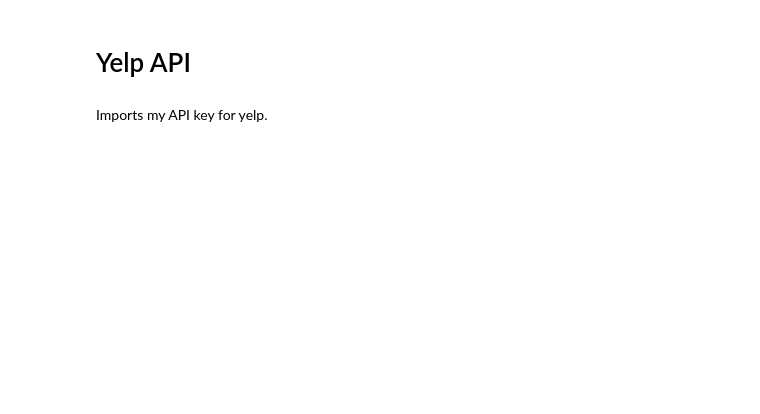
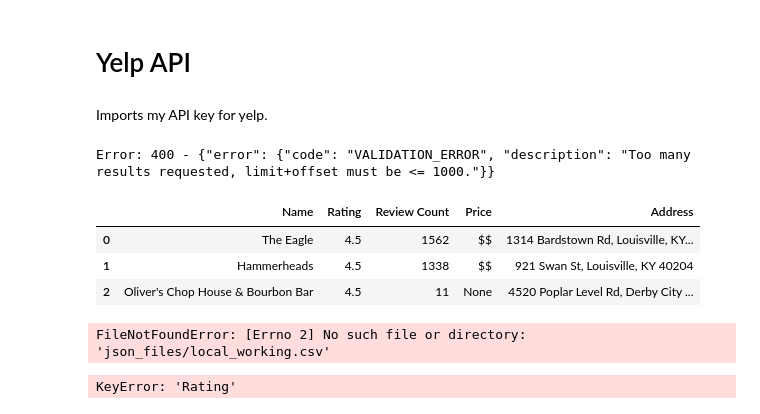
Before and after one commit to dmorton714/-restaurant_inspection_scores, a Jupyter notebook: clean_code/final.ipynb, the cells around one changed output. Drawn from its saved outputs; the diff is of its cells as text; code cells hidden in the pictures; blank space fills up the shorter version.

```diff
--- a/clean_code/final.ipynb
+++ b/clean_code/final.ipynb
@@ -85,7 +123,7 @@ headers = {
 params = {
     "term": "restaurants",
     "location": "Louisville, KY",
-    "limit": 50  # Set the desired limit per request (maximum is 50)
+    "limit": 40  # Set the desired limit per request (maximum is 50)
 }
 
 restaurant_data = []  # List to store the extracted data
@@ -103,31 +141,37 @@ while offset < total_results:
         print(f"Error: {response.status_code} - {response.text}")
         break
 
     data = response.json()
 
     if offset == 0:
         total_results = data["total"]
 
     businesses = data["businesses"]
 
     for business in businesses:
         name = business.get("name")
         rating = business.get("rating")
         review_count = business.get("review_count")
         price = business.get("price")
         address = ", ".join(business.get("location", {}).get("display_address", []))
         restaurant_data.append({
             "Name": name,
             "Rating": rating,
             "Review Count": review_count,
             "Price": price,
             "Address": address
         })
     offset += results_per_request
     time.sleep(2)
 
 # Create a DataFrame from the extracted data
 df2 = pd.DataFrame(restaurant_data)
 
 # Print the DataFrame
-df2.head()
+df2.head(3)
+# %% [output]
+Error: 400 - {"error": {"code": "VALIDATION_ERROR", "description": "Too many results requested, limit+offset must be <= 1000."}}
+|  | Name | Rating | Review Count | Price | Address |
+| 0 | The Eagle | 4.5 | 1562 | $$ | 1314 Bardstown Rd, Louisville, KY... |
+| 1 | Hammerheads | 4.5 | 1338 | $$ | 921 Swan St, Louisville, KY 40204 |
+| 2 | Oliver's Chop House & Bourbon Bar | 4.5 | 11 | None | 4520 Poplar Level Rd, Derby City ... |
@@ -133,0 +181,5 @@ df2.head()
+# %%
+df = pd.read_csv('json_files/local_working.csv')
+df2 = pd.read_csv('json_files/yelp.csv')
+# %% [output]
+FileNotFoundError: [Errno 2] No such file or directory: 'json_files/local_working.csv'
@@ -134,10 +206,12 @@ df2.head()
 # %%
 df2 = df2.sort_values(by="Rating", ascending=True)
-df2 = df2.loc[df["Rating"] != 0.0]
+df2 = df2.loc[df['Rating'] != 0.0]
 df2 = df2.reset_index(drop=True)
 df2['Rating'] = (df2['Rating']*20).astype(int)
-df2.head()
+df2.head(3)
 df2.to_json('../json_files/yelp.json')
+# %% [output]
+KeyError: 'Rating'
 # %%
 df2['Address'] = df2['Address'].str.split(',').str[0]
 df2['Rating'] = (df2['Rating']*20).astype(int)
```
Also changed, not shown: parts of 14 cells of this notebook, 5 other files.
